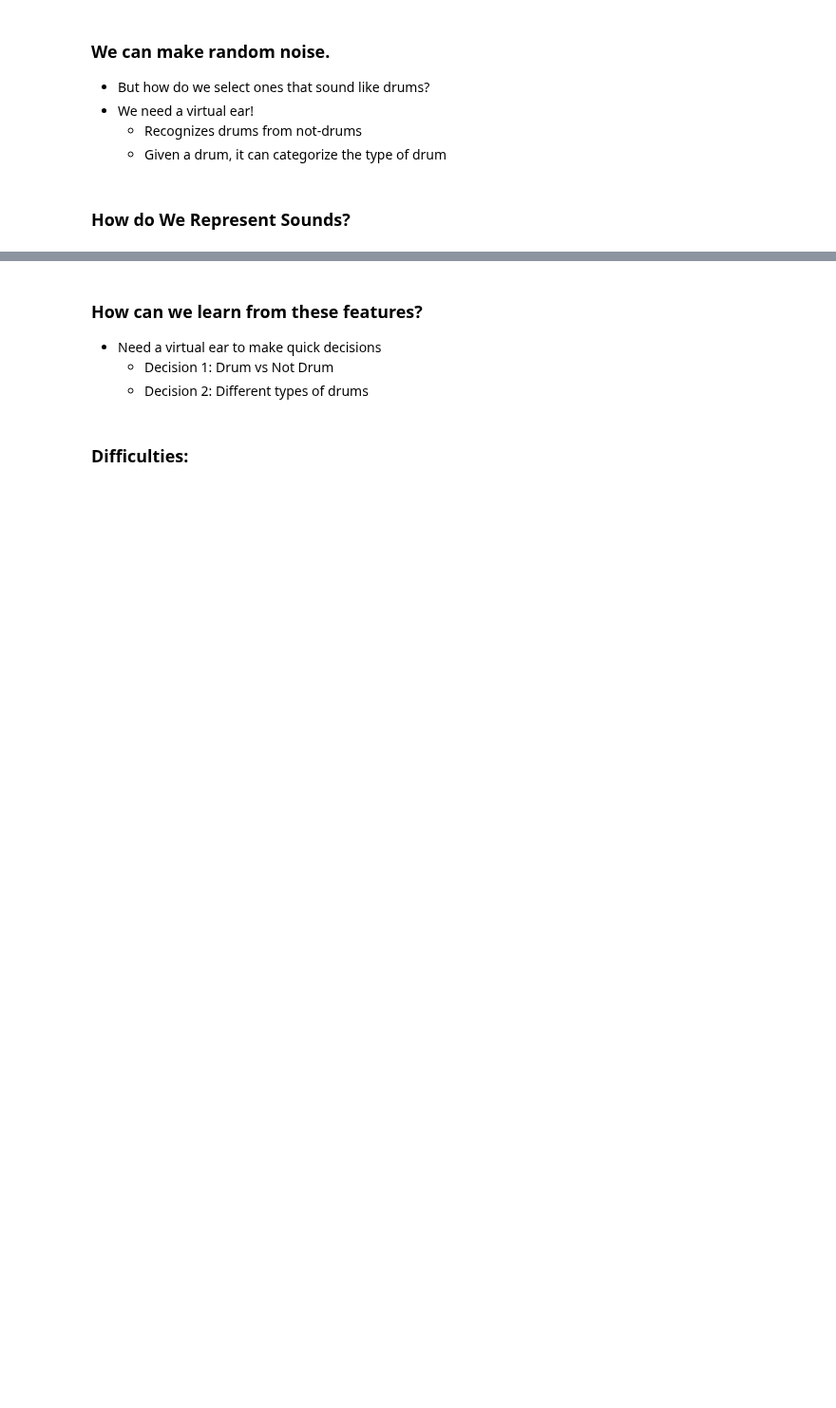
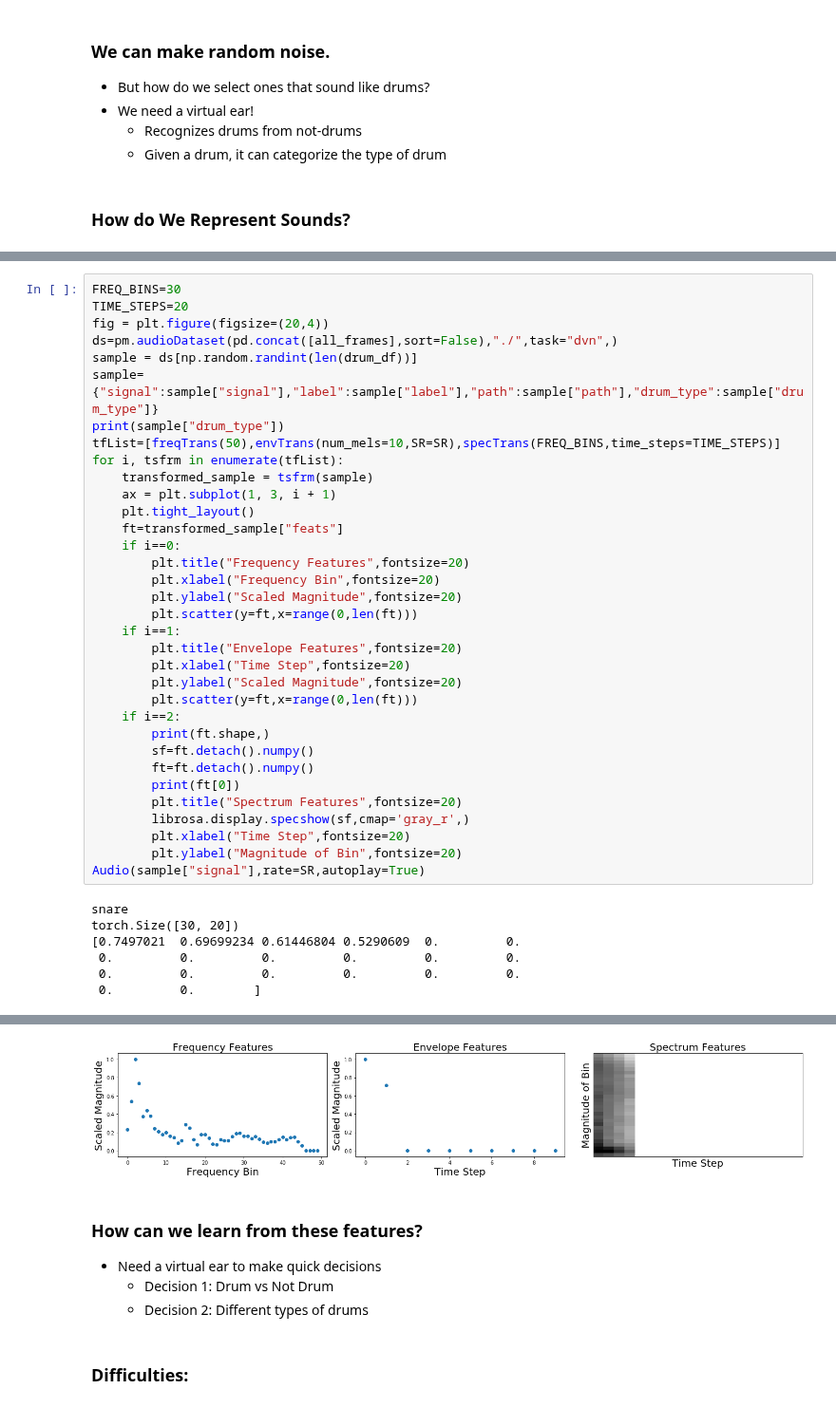
Before and after one commit to imilas/Synths_Stacks_Search, a Jupyter notebook: presentation.ipynb, the cells around one changed output, grey strips where cells are left out. Shown at 95% size. Cells and saved outputs as stored; diff of their text form; blank space fills up the shorter version.

```diff
--- a/presentation.ipynb
+++ b/presentation.ipynb
@@ -309,0 +263,41 @@ torch.Size([30, 20])
+# %%
+FREQ_BINS=30
+TIME_STEPS=20
+fig = plt.figure(figsize=(20,4))
+ds=pm.audioDataset(pd.concat([all_frames],sort=False),"./",task="dvn",)
+sample = ds[np.random.randint(len(drum_df))]
+sample={"signal":sample["signal"],"label":sample["label"],"path":sample["path"],"drum_type":sample["drum_type"]}
+print(sample["drum_type"])
+tfList=[freqTrans(50),envTrans(num_mels=10,SR=SR),specTrans(FREQ_BINS,time_steps=TIME_STEPS)]
+for i, tsfrm in enumerate(tfList):
+    transformed_sample = tsfrm(sample)
+    ax = plt.subplot(1, 3, i + 1)
+    plt.tight_layout()
+    ft=transformed_sample["feats"]
+    if i==0:
+        plt.title("Frequency Features",fontsize=20)
+        plt.xlabel("Frequency Bin",fontsize=20)
+        plt.ylabel("Scaled Magnitude",fontsize=20)
+        plt.scatter(y=ft,x=range(0,len(ft)))
+    if i==1:
+        plt.title("Envelope Features",fontsize=20)
+        plt.xlabel("Time Step",fontsize=20)
+        plt.ylabel("Scaled Magnitude",fontsize=20)
+        plt.scatter(y=ft,x=range(0,len(ft)))
+    if i==2:
+        print(ft.shape,)
+        sf=ft.detach().numpy()
+        ft=ft.detach().numpy()
+        print(ft[0])
+        plt.title("Spectrum Features",fontsize=20)
+        librosa.display.specshow(sf,cmap='gray_r',)
+        plt.xlabel("Time Step",fontsize=20)
+        plt.ylabel("Magnitude of Bin",fontsize=20)
+Audio(sample["signal"],rate=SR,autoplay=True)
+# %% [output]
+snare
+torch.Size([30, 20])
+[0.7497021  0.69699234 0.61446804 0.5290609  0.         0.
+ 0.         0.         0.         0.         0.         0.
+ 0.         0.         0.         0.         0.         0.
+ 0.         0.        ]
@@ -310,3 +305,4 @@ torch.Size([30, 20])
+[figure, added]
 # %% [markdown]
 ### How can we learn from these features?
 - Need a virtual ear to make quick decisions
```
Also changed, not shown: parts of 12 cells of this notebook, 2 other files.
